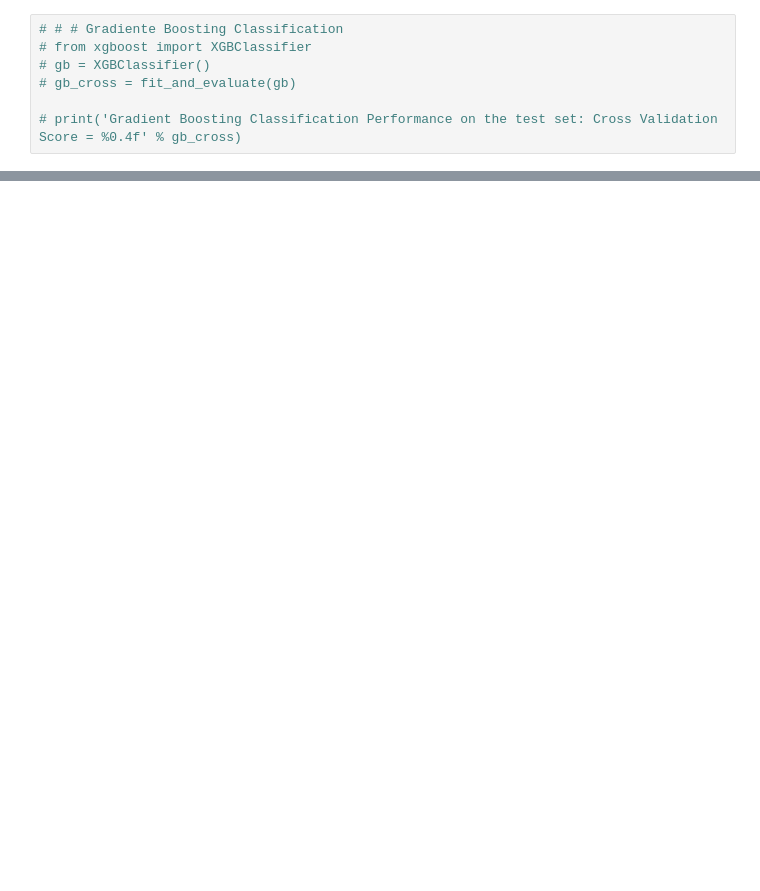
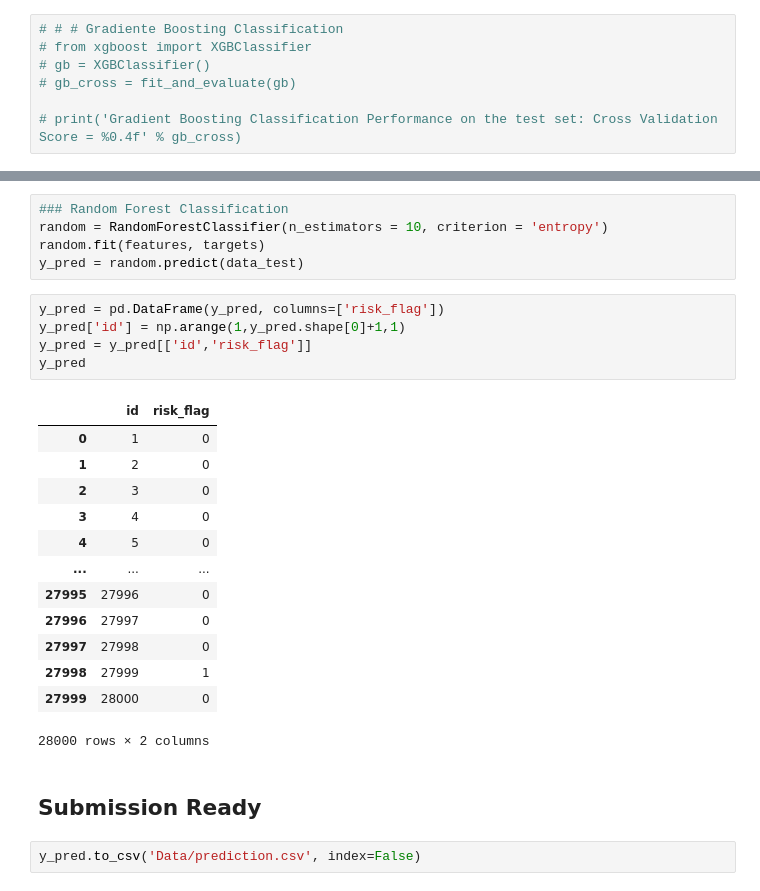
Before and after one commit to rachit-0032/binary_classification, a Jupyter notebook: submission.ipynb, the cells around one changed output, grey strips where cells are left out. Cells and saved outputs as stored; diff of their text form; blank space fills up the shorter version.

Commit message:
Ready submission file

```diff
--- a/submission.ipynb
+++ b/submission.ipynb
@@ -335,0 +379,28 @@ Gradient Boosting Classification Performance on the test set: Cross Validation S
+# %%
+### Random Forest Classification
+random = RandomForestClassifier(n_estimators = 10, criterion = 'entropy')
+random.fit(features, targets)
+y_pred = random.predict(data_test)
+# %%
+y_pred = pd.DataFrame(y_pred, columns=['risk_flag'])
+y_pred['id'] = np.arange(1,y_pred.shape[0]+1,1)
+y_pred = y_pred[['id','risk_flag']]
+y_pred
+# %% [output]
+|  | id | risk_flag |
+| 0 | 1 | 0 |
+| 1 | 2 | 0 |
+| 2 | 3 | 0 |
+| 3 | 4 | 0 |
+| 4 | 5 | 0 |
+| ... | ... | ... |
+| 27995 | 27996 | 0 |
+| 27996 | 27997 | 0 |
+| 27997 | 27998 | 0 |
+| 27998 | 27999 | 1 |
+| 27999 | 28000 | 0 |
+28000 rows × 2 columns
+# %% [markdown]
+## Submission Ready
+# %%
+y_pred.to_csv('Data/prediction.csv', index=False)
```
Also changed, not shown: parts of 20 cells of this notebook.
